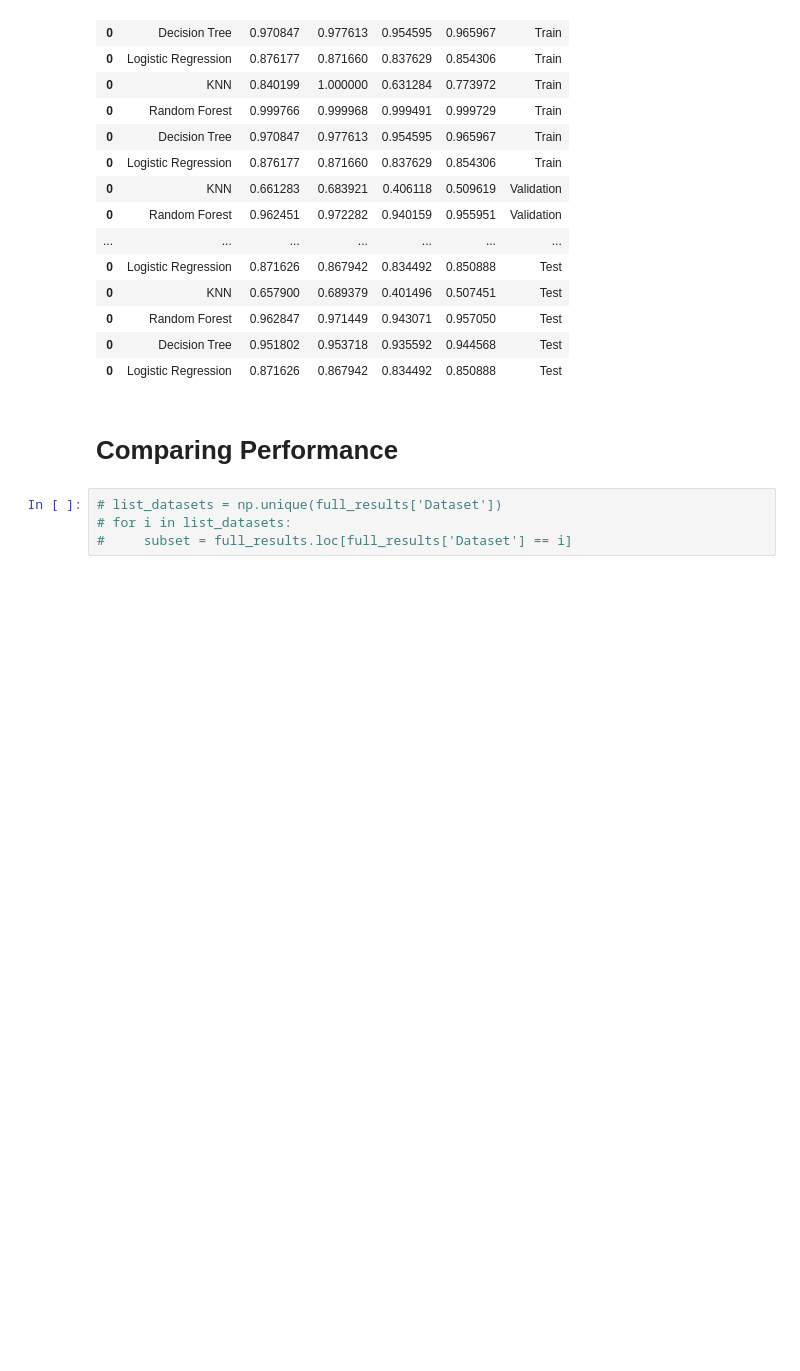
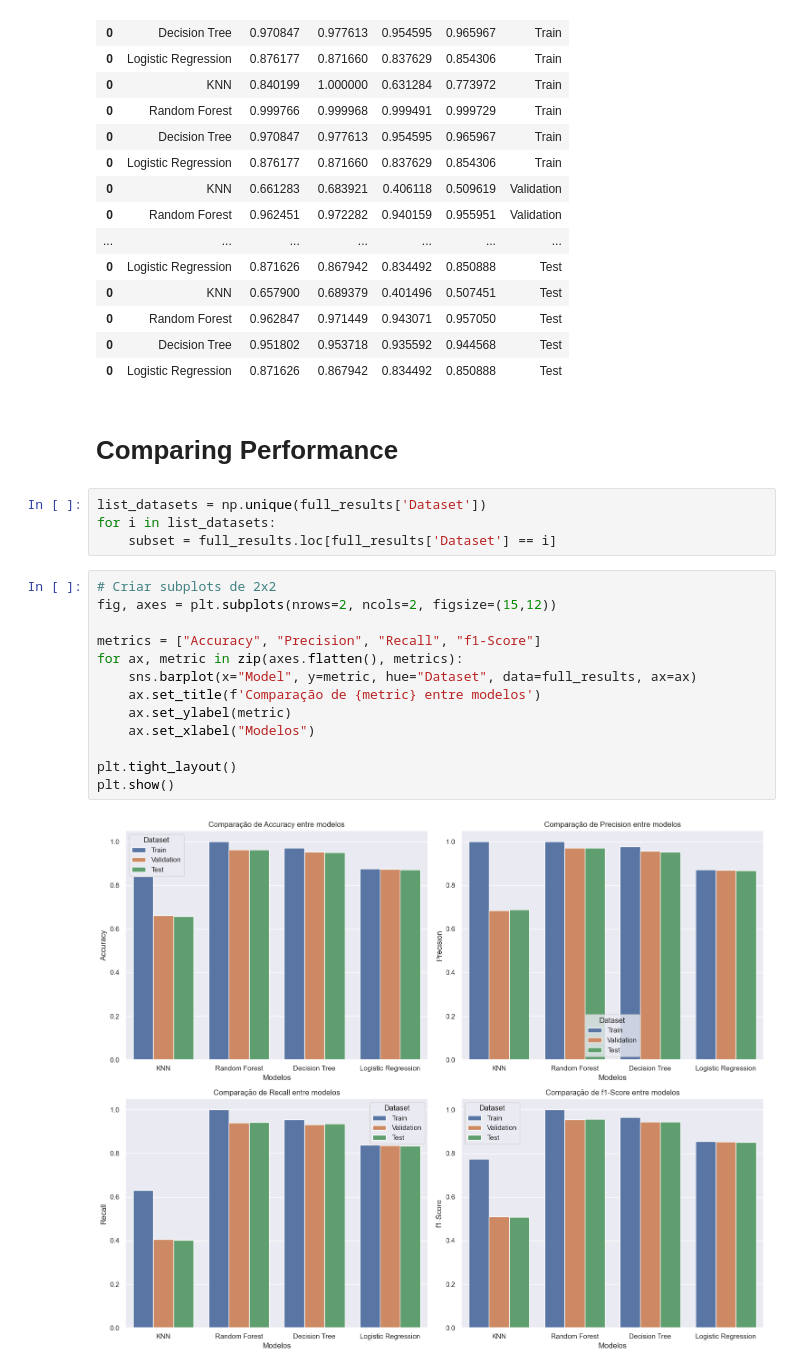
Before and after one commit to Thalesh7991/ensaios-algoritmos-ml, a Jupyter notebook: notebooks/Classificacao/Ensaio Classificacao.ipynb, the cells around one changed output. Saved outputs shown, nothing was run; the diff lists cells and outputs as text; blank space fills up the shorter version.

Commit message:
Visualização dos dados

```diff
--- a/notebooks/Classificacao/Ensaio Classificacao.ipynb
+++ b/notebooks/Classificacao/Ensaio Classificacao.ipynb
@@ -425,6 +425,21 @@ full_results
 # %% [markdown]
 # Comparing Performance
 # %%
-# list_datasets = np.unique(full_results['Dataset'])
-# for i in list_datasets:
-#     subset = full_results.loc[full_results['Dataset'] == i]
+list_datasets = np.unique(full_results['Dataset'])
+for i in list_datasets:
+    subset = full_results.loc[full_results['Dataset'] == i]
+# %%
+# Criar subplots de 2x2
+fig, axes = plt.subplots(nrows=2, ncols=2, figsize=(15,12))
+
+metrics = ["Accuracy", "Precision", "Recall", "f1-Score"]
+for ax, metric in zip(axes.flatten(), metrics):
+    sns.barplot(x="Model", y=metric, hue="Dataset", data=full_results, ax=ax)
+    ax.set_title(f'Comparação de {metric} entre modelos')
+    ax.set_ylabel(metric)
+    ax.set_xlabel("Modelos")
+
+plt.tight_layout()
+plt.show()
+# %% [output]
+[figure, added]
```
